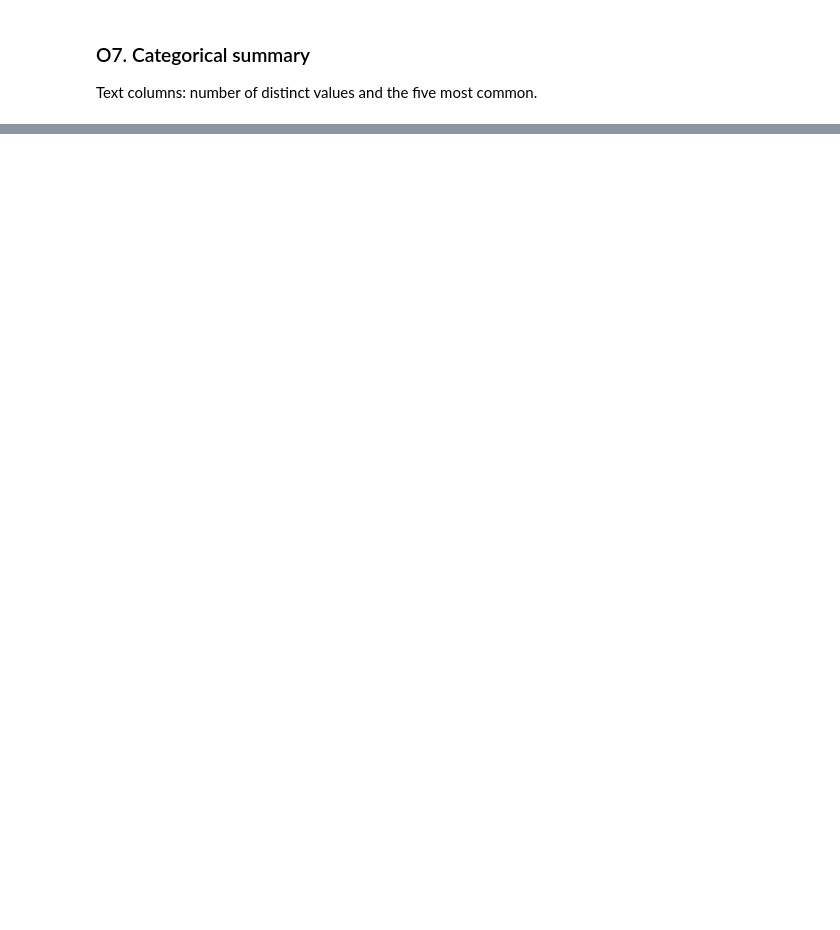
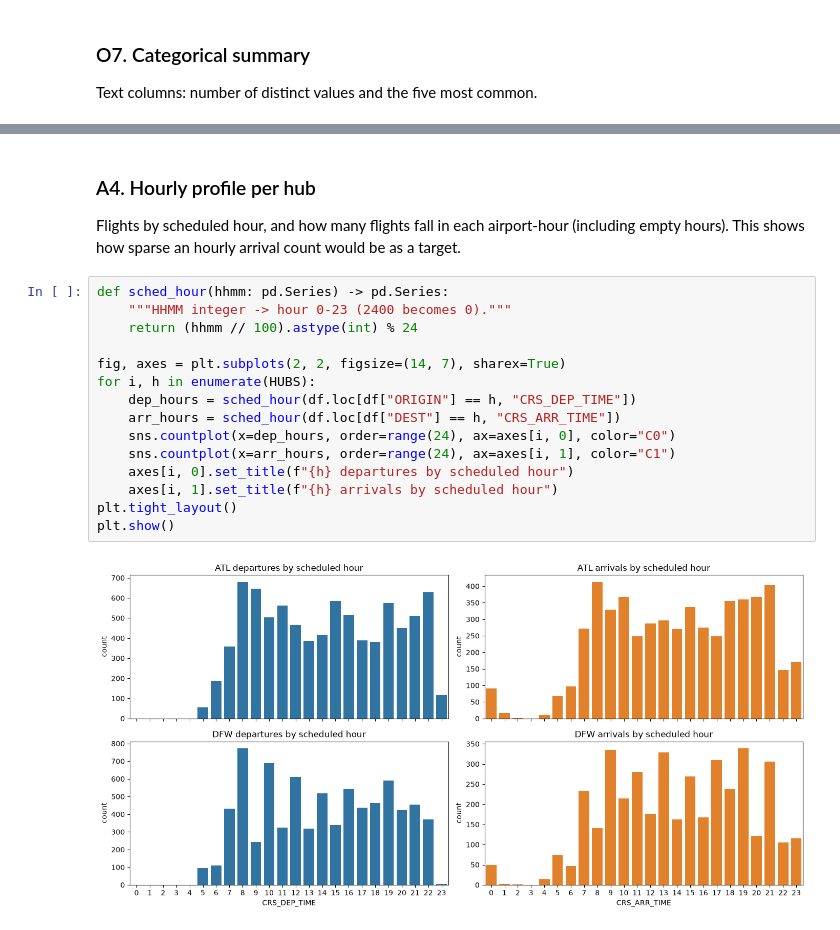
Before and after one commit to calvin4370/flight-delay-dashboard, a Jupyter notebook: notebooks/eda.ipynb, the cells around one changed output, grey strips where cells are left out. Saved outputs shown, nothing was run; the diff lists cells and outputs as text; blank space fills up the shorter version.

```diff
--- a/notebooks/eda.ipynb
+++ b/notebooks/eda.ipynb
@@ -104,0 +303,22 @@ pd.DataFrame({
+# %% [markdown]
+### A4. Hourly profile per hub
+
+Flights by scheduled hour, and how many flights fall in each airport-hour (including empty hours).
+This shows how sparse an hourly arrival count would be as a target.
+# %%
+def sched_hour(hhmm: pd.Series) -> pd.Series:
+    """HHMM integer -> hour 0-23 (2400 becomes 0)."""
+    return (hhmm // 100).astype(int) % 24
+
+fig, axes = plt.subplots(2, 2, figsize=(14, 7), sharex=True)
+for i, h in enumerate(HUBS):
+    dep_hours = sched_hour(df.loc[df["ORIGIN"] == h, "CRS_DEP_TIME"])
+    arr_hours = sched_hour(df.loc[df["DEST"] == h, "CRS_ARR_TIME"])
+    sns.countplot(x=dep_hours, order=range(24), ax=axes[i, 0], color="C0")
+    sns.countplot(x=arr_hours, order=range(24), ax=axes[i, 1], color="C1")
+    axes[i, 0].set_title(f"{h} departures by scheduled hour")
+    axes[i, 1].set_title(f"{h} arrivals by scheduled hour")
+plt.tight_layout()
+plt.show()
+# %% [output]
+[figure, added]
```
Also changed, not shown: parts of 123 cells of this notebook.
